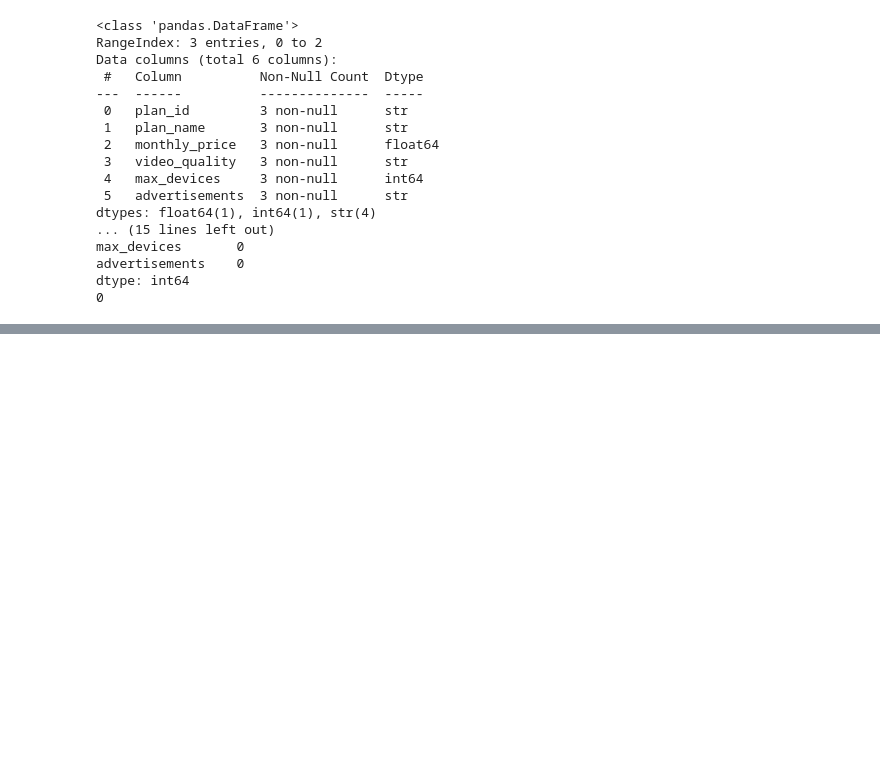
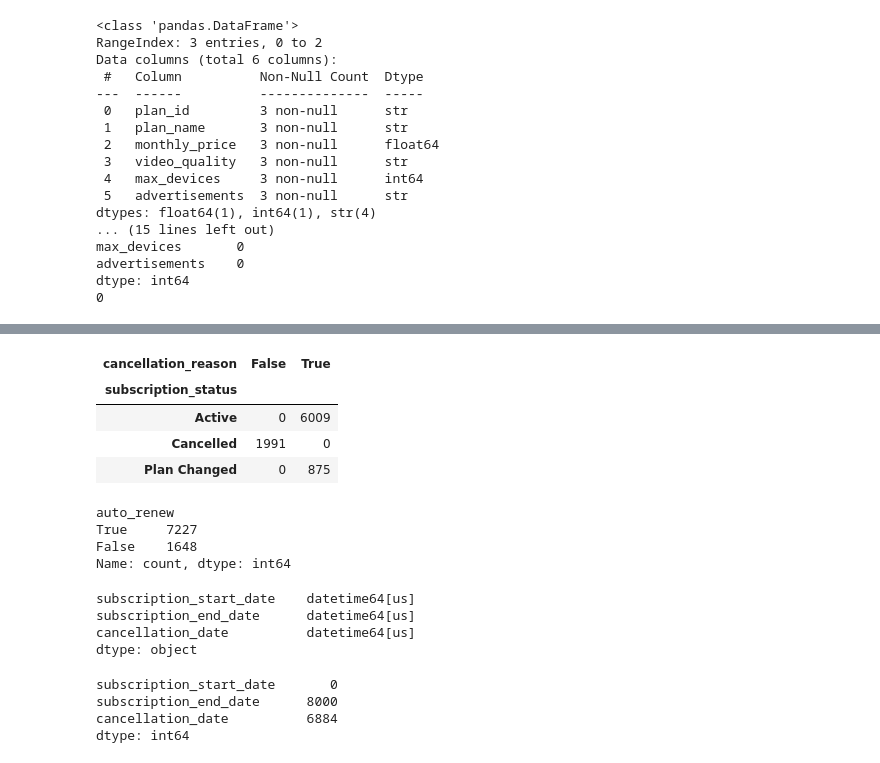
Before and after one commit to Gupta-Vasudha/netflix-customer-intelligence-ai-copilot, a Jupyter notebook: notebooks/01_data_cleaning.ipynb, the cells around one changed output, grey strips where cells are left out. Saved outputs shown, nothing was run; the diff lists cells and outputs as text; code cells hidden in the pictures; blank space fills up the shorter version.

```diff
--- a/notebooks/01_data_cleaning.ipynb
+++ b/notebooks/01_data_cleaning.ipynb
@@ -418,0 +472,18 @@ subscription_plans.to_csv(
+# %%
+pd.crosstab(
+    subscriptions["subscription_status"],
+    subscriptions["cancellation_reason"].isna()
+)
+# %% [output]
+| cancellation_reason | False | True |
+| subscription_status |  |  |
+| Active | 0 | 6009 |
+| Cancelled | 1991 | 0 |
+| Plan Changed | 0 | 875 |
+# %%
+subscriptions["auto_renew"].value_counts(dropna=False)
+# %% [output]
+auto_renew
+True     7227
+False    1648
+Name: count, dtype: int64
@@ -418,0 +495,14 @@ subscription_plans.to_csv(
+# %%
+subscriptions[date_columns].dtypes
+# %% [output]
+subscription_start_date    datetime64[us]
+subscription_end_date      datetime64[us]
+cancellation_date          datetime64[us]
+dtype: object
+# %%
+subscriptions[date_columns].isna().sum()
+# %% [output]
+subscription_start_date       0
+subscription_end_date      8000
+cancellation_date          6884
+dtype: int64
```
Also changed, not shown: parts of 15 cells of this notebook.
